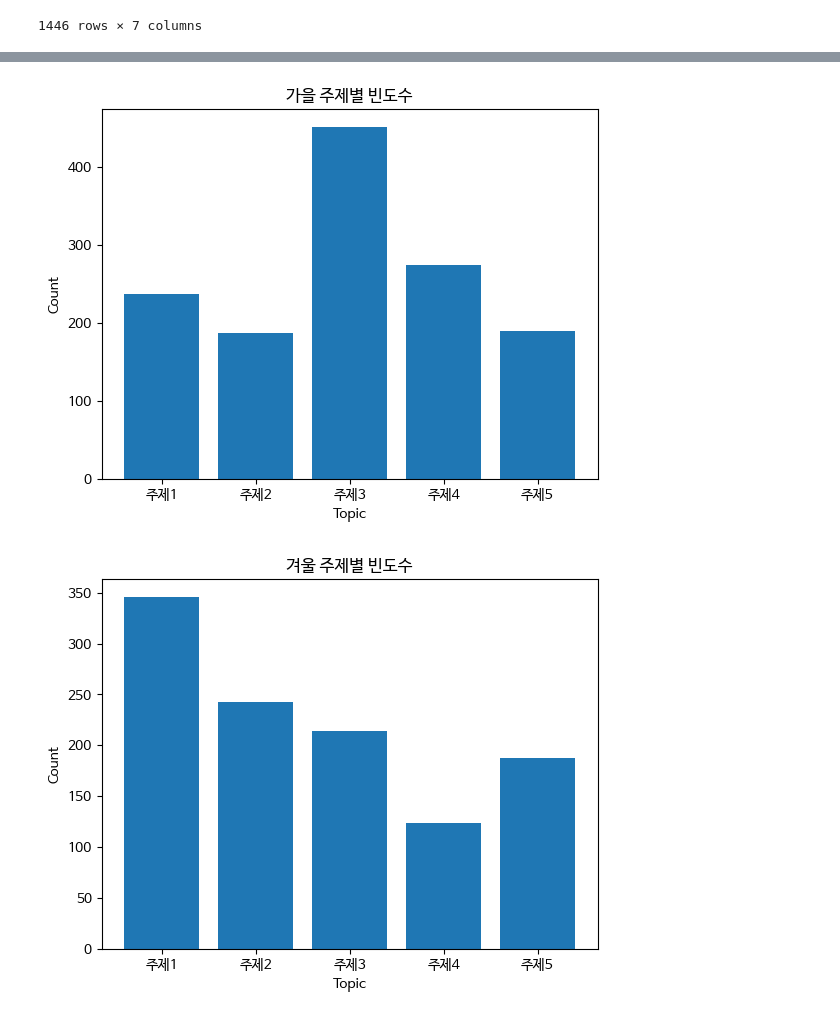
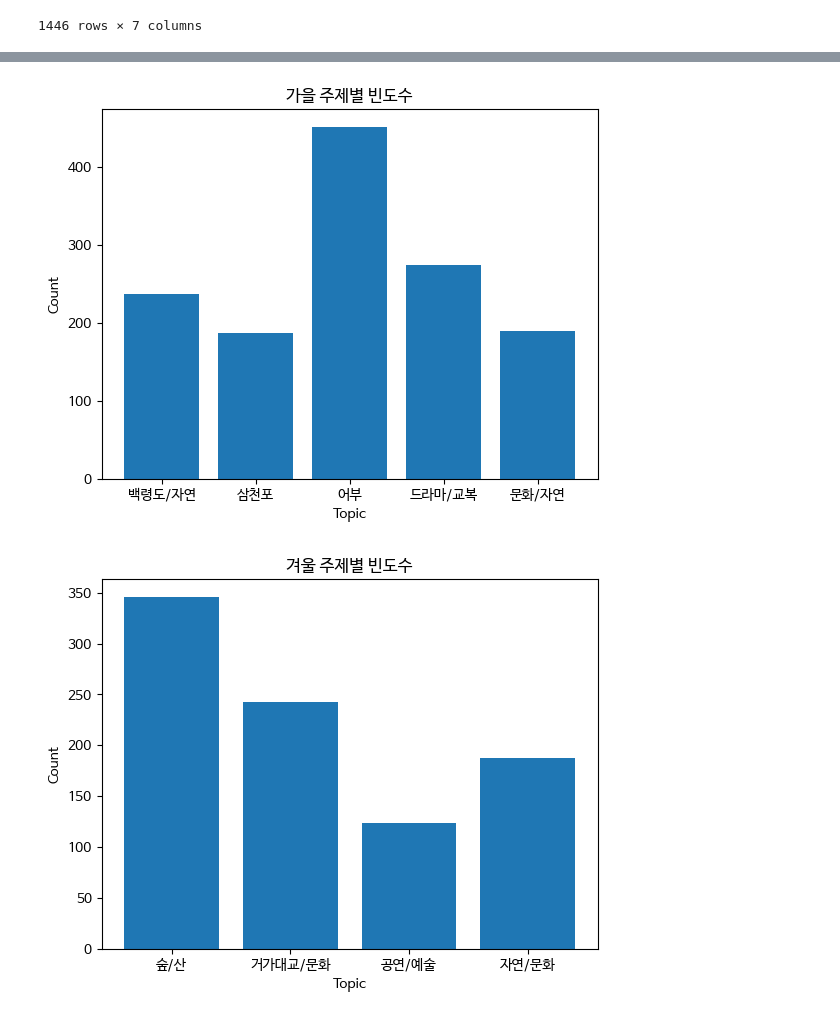
Before and after one commit to nohjuhyeon/AI_LKJ_hubs_fastapi, a Jupyter notebook: data_analysis/sc_topic.ipynb, the cells around one changed output, grey strips where cells are left out. Saved outputs shown, nothing was run; the diff lists cells and outputs as text; code cells hidden in the pictures.

```diff
--- a/data_analysis/sc_topic.ipynb
+++ b/data_analysis/sc_topic.ipynb
@@ -535,5 +535,5 @@ plt.show()
 # %%
-x = ["주제1","주제2","주제3","주제4","주제5"]
+x = ["백령도/자연","삼천포","어부","드라마/교복","문화/자연"]
 y = [autumn_topic1,autumn_topic2,autumn_topic3,autumn_topic4,autumn_topic5]
 
 plt.bar(x, y)
@@ -542,15 +542,15 @@ plt.ylabel('Count')
 plt.title('가을 주제별 빈도수')
 plt.show()
 # %% [output]
-[figure, old version]
+[figure, new version]
 # %%
-x = ["주제1","주제2","주제3","주제4","주제5"]
+x = ["숲/산","거가대교/문화","거가대교/문화","공연/예술","자연/문화"]
 y = [winter_topic1,winter_topic2,winter_topic3,winter_topic4,winter_topic5]
 
 plt.bar(x, y)
 plt.xlabel('Topic')
 plt.ylabel('Count')
 plt.title('겨울 주제별 빈도수')
 plt.show()
 # %% [output]
-[figure, old version]
+[figure, new version]
```
Also changed, not shown: parts of 2 cells of this notebook, 1 other file.
